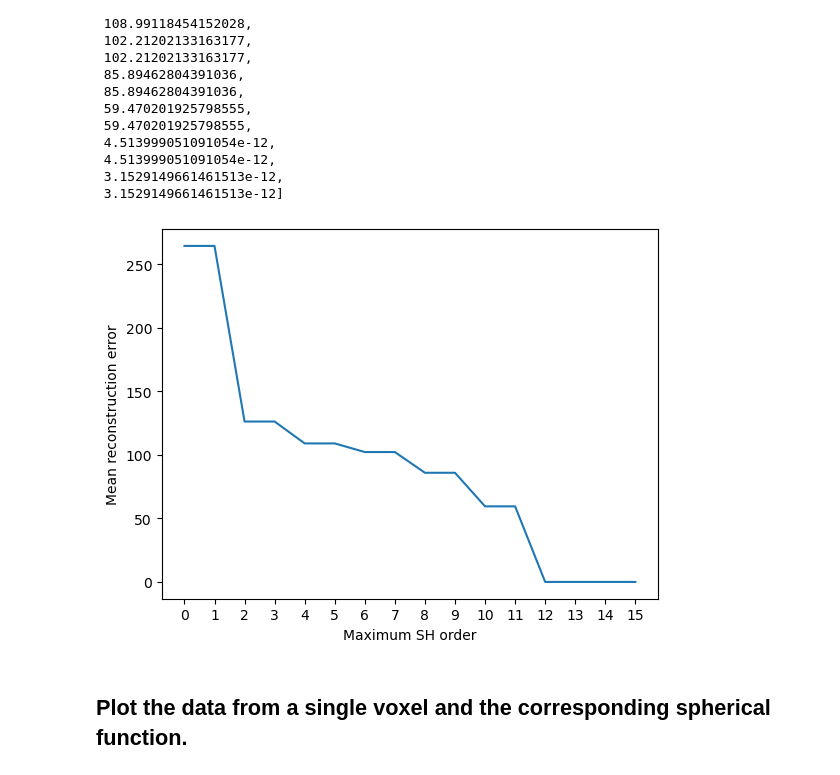
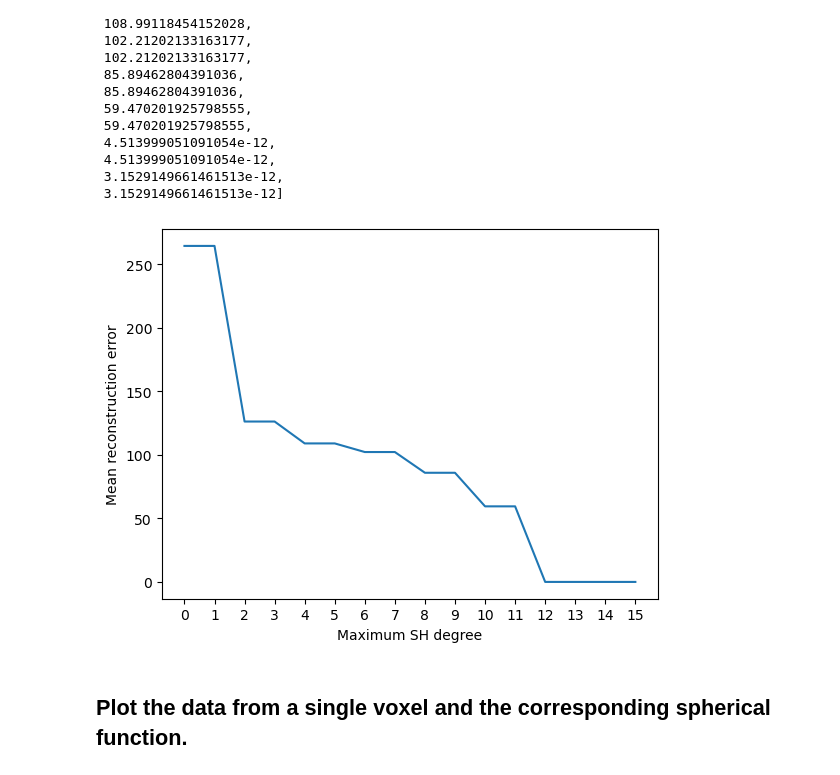
Before and after one commit to AlesRessler/AlesMScProject, a Jupyter notebook: 06 Spherical harmonics visualisation.ipynb, the cells around one changed output. Cells and saved outputs as stored; diff of their text form; code cells hidden in the pictures.

```diff
--- a/06 Spherical harmonics visualisation.ipynb
+++ b/06 Spherical harmonics visualisation.ipynb
@@ -118,11 +118,11 @@ all_mean_reconstruction_errors
 # %%
 plt.plot(range(max_degree_upper_limit),all_mean_reconstruction_errors)
 plt.xticks(range(max_degree_upper_limit))
-plt.xlabel("Maximum SH order")
+plt.xlabel("Maximum SH degree")
 plt.ylabel("Mean reconstruction error")
 plt.show()
 # %% [output]
-[figure, old version]
+[figure, new version]
 # %% [markdown]
 ## Plot the data from a single voxel and the corresponding spherical function.
 # %%
```
Also changed, not shown: parts of 13 cells of this notebook.
